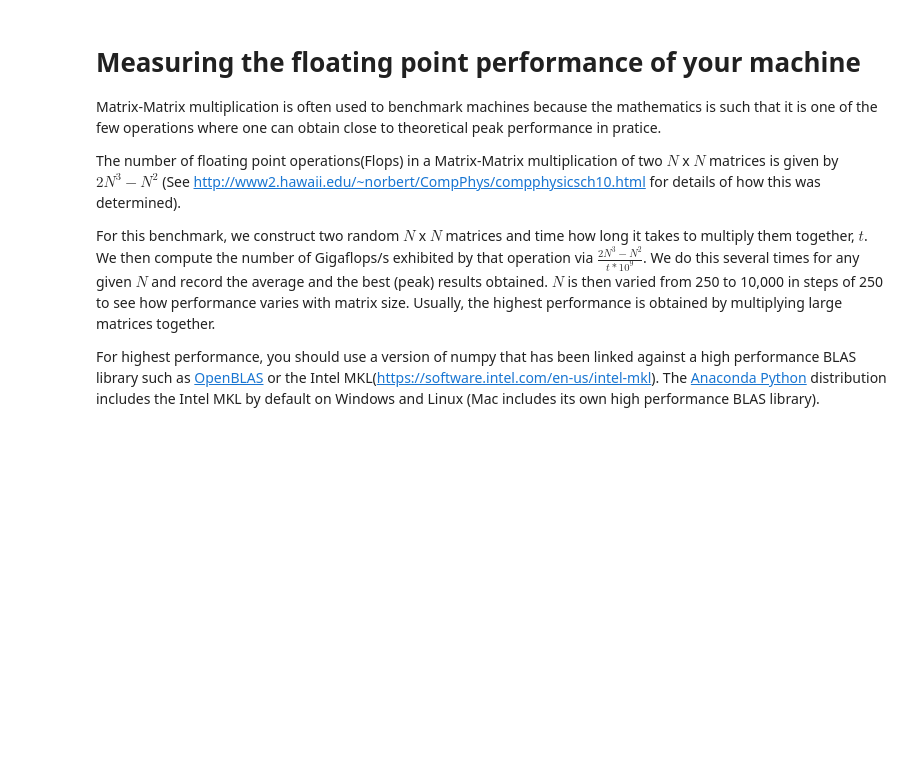
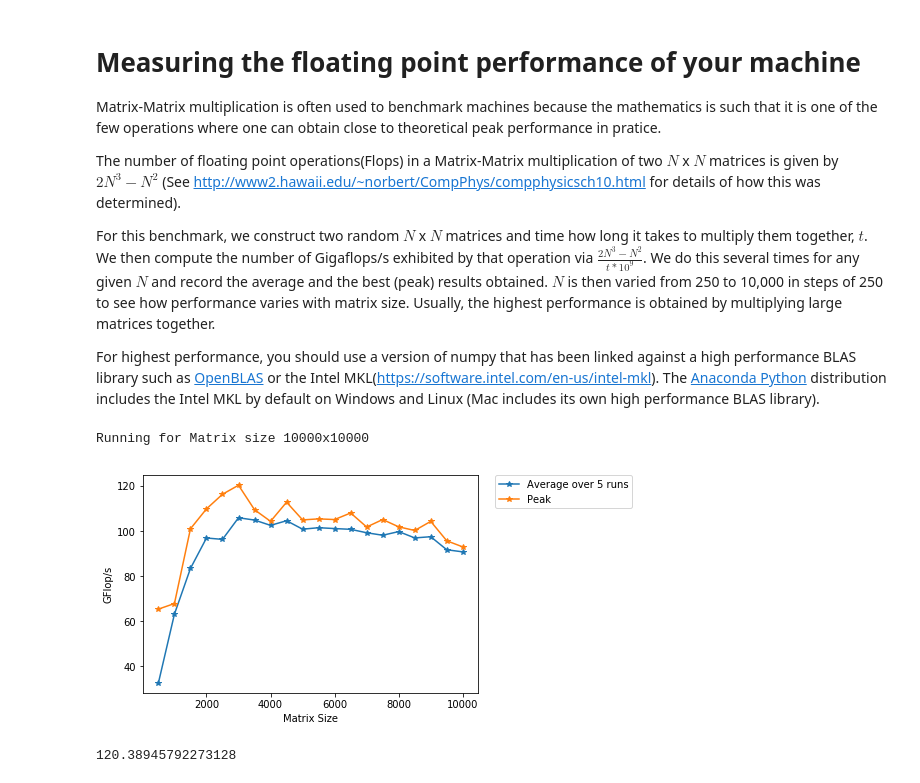
Before and after one commit to mikecroucher/Jupyter-Matrix-Matrix, a Jupyter notebook: MatrixMatrixBenchmark.ipynb, the cells around one changed output. Saved outputs shown, nothing was run; the diff lists cells and outputs as text; code cells hidden in the pictures; blank space fills up the shorter version.

```diff
--- a/MatrixMatrixBenchmark.ipynb
+++ b/MatrixMatrixBenchmark.ipynb
@@ -11,6 +11,7 @@ For highest performance, you should use a version of numpy that has been linked
 # %%
 import timeit
 import matplotlib.pyplot as plt
+from IPython.display import clear_output
 import numpy
 %matplotlib inline
 
@@ -20,37 +21,44 @@ def bench_mmm(startn,maxn,step,loops):
     #Preallocate results lists
     avg_gflops = int((1+(maxn-startn)/step))*[0]
     peak_gflops = int((1+(maxn-startn)/step))*[0]
     raw_times = [int(loops)*[0] for i in range(int(1+(maxn-startn)/step))]
     all_gflops = [int(loops)*[0] for i in  range(int(1+(maxn-startn)/step))]
     mat_size=int((1+(maxn-startn)/step))*[0]
 
     for n in range(startn,maxn+step,step):
+        clear_output(wait=True)
+        print("Running for Matrix size {0}x{0}".format(n))
         setup_string = "from pylab import rand,dot;n=%d;a=rand(n,n);b=rand(n,n)" % n
         time_list = timeit.repeat("a.dot(b)", setup=setup_string, repeat=loops,number=1)
         raw_times[count] = time_list
         total_time = sum(time_list)
         avg_time = total_time / loops
         peak_time = min(time_list)
         num_ops = 2*n**3-n**2
         avg_gflops[count] = (num_ops/avg_time)/10**9
         peak_gflops[count] = (num_ops/peak_time)/10**9
         all_gflops[count] = [(num_ops/time)/10**9 for time in raw_times[count]]
         mat_size[count] = n
         count=count+1
 
     plt.plot(mat_size,avg_gflops,'*-',label="Average over %d runs" %loops)
     plt.plot(mat_size,peak_gflops,'*-',label="Peak")
     plt.legend(bbox_to_anchor=(1.05, 1), loc=2, borderaxespad=0.)
     plt.xlabel('Matrix Size');
     plt.ylabel('GFlop/s');
     plt.show()
 
     return(max(peak_gflops),raw_times,all_gflops)
 
-peak_flops = bench_mmm(500,20000,500,5)
+peak_flops = bench_mmm(500,10000,500,5)
+# %% [output]
+Running for Matrix size 10000x10000
+[figure, added]
 # %%
 #Maximum flops found
 result1=peak_flops[0]
 result1
+# %% [output]
+120.38945792273128
 # %%
 #Run it again
```
Also changed, not shown: parts of 6 cells of this notebook.
